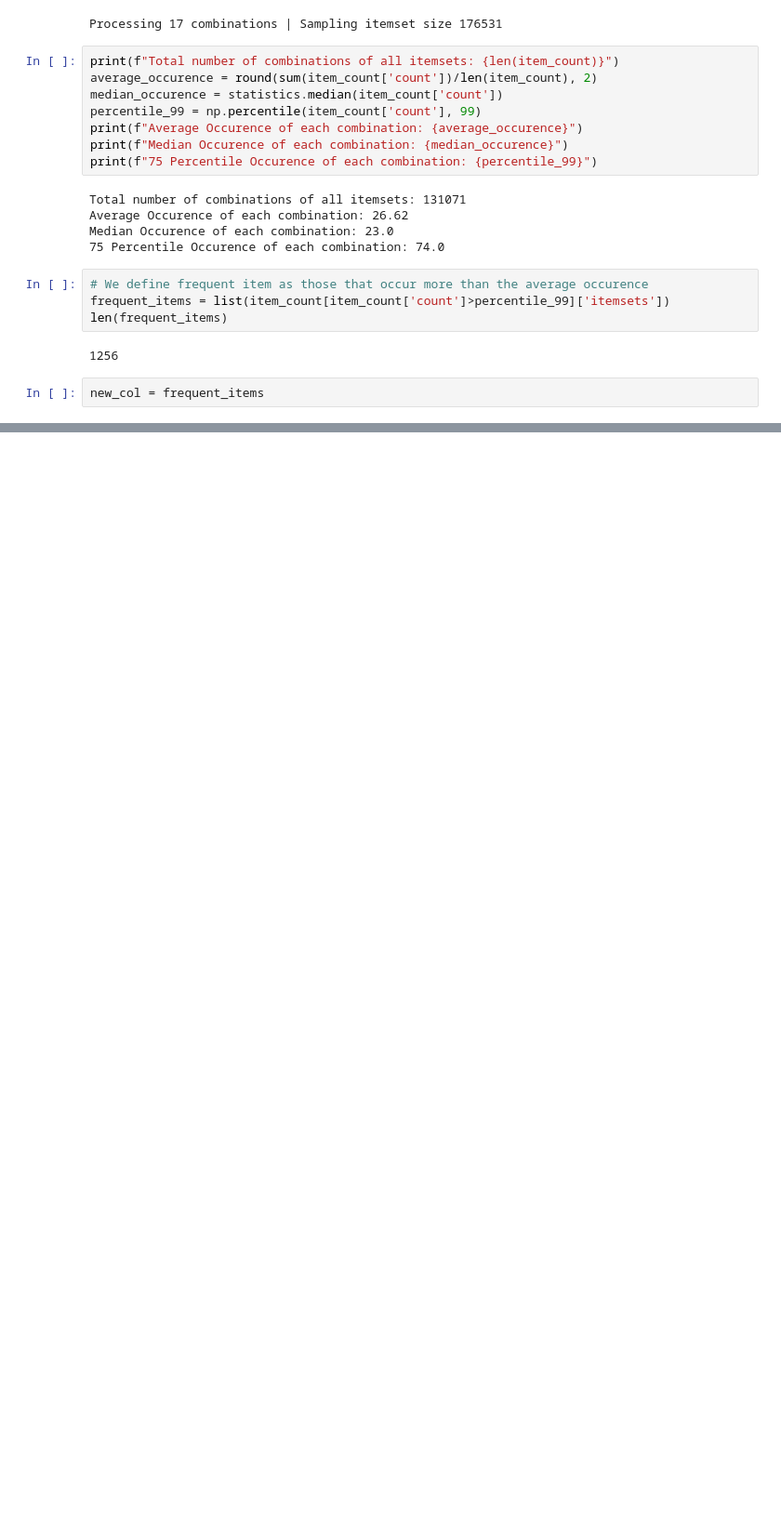
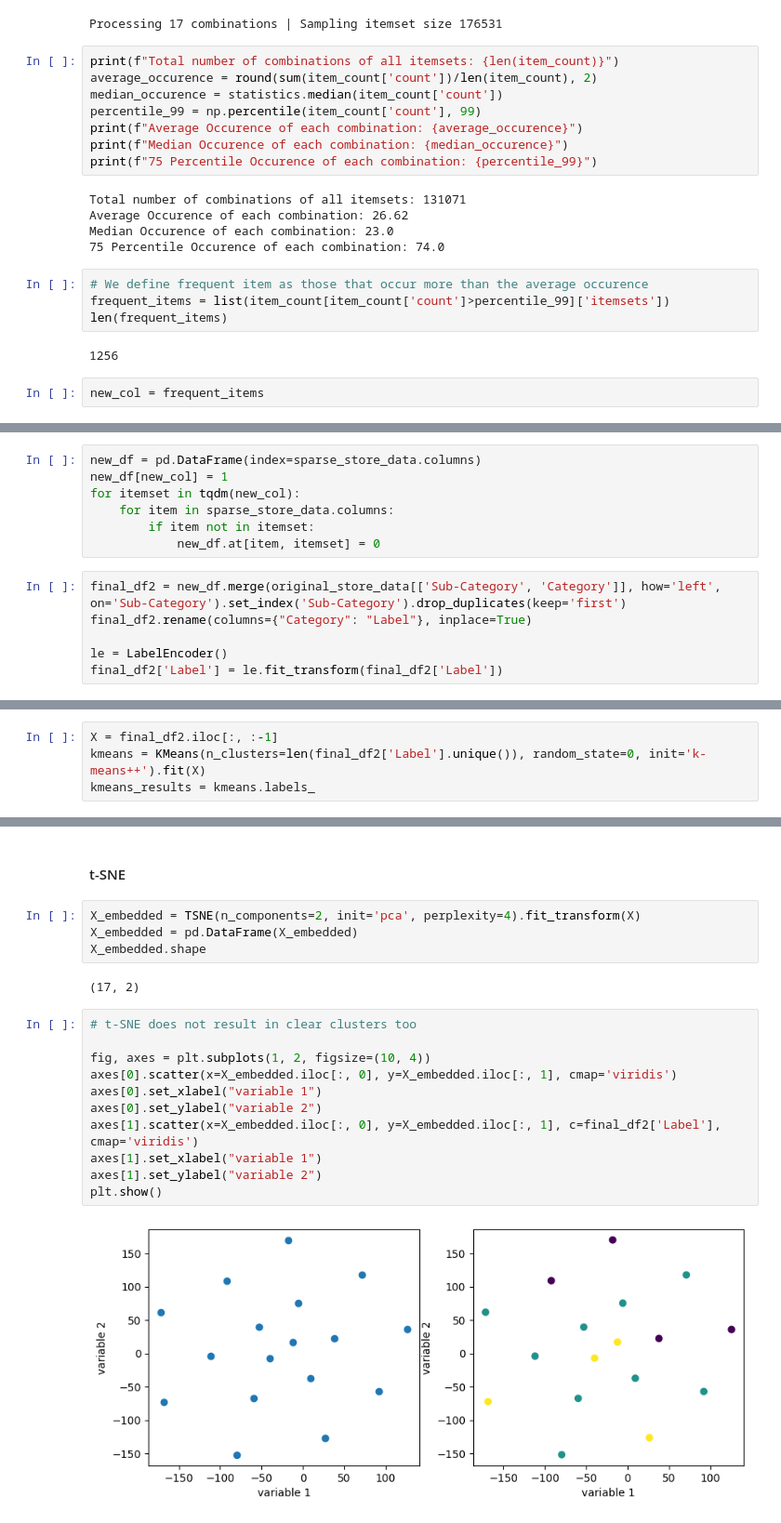
Before and after one commit to supperr-coder/CZ4032-Project2, a Jupyter notebook: Code/Clustering.ipynb, the cells around one changed output, grey strips where cells are left out. Shown: that part at 93% size. Saved outputs shown, nothing was run; the diff lists cells and outputs as text; blank space fills up the shorter version.

```diff
--- a/Code/Clustering.ipynb
+++ b/Code/Clustering.ipynb
@@ -117,0 +143,13 @@ new_df.head().iloc[:, :-10]
+# %%
+new_df = pd.DataFrame(index=sparse_store_data.columns)
+new_df[new_col] = 1
+for itemset in tqdm(new_col):
+    for item in sparse_store_data.columns:
+        if item not in itemset:
+            new_df.at[item, itemset] = 0
+# %%
+final_df2 = new_df.merge(original_store_data[['Sub-Category', 'Category']], how='left', on='Sub-Category').set_index('Sub-Category').drop_duplicates(keep='first')
+final_df2.rename(columns={"Category": "Label"}, inplace=True)
+
+le = LabelEncoder()
+final_df2['Label'] = le.fit_transform(final_df2['Label'])
@@ -117,0 +240,4 @@ new_df.head().iloc[:, :-10]
+# %%
+X = final_df2.iloc[:, :-1]
+kmeans = KMeans(n_clusters=len(final_df2['Label'].unique()), random_state=0, init='k-means++').fit(X)
+kmeans_results = kmeans.labels_
@@ -117,0 +254,21 @@ new_df.head().iloc[:, :-10]
+# %% [markdown]
+#### t-SNE
+# %%
+X_embedded = TSNE(n_components=2, init='pca', perplexity=4).fit_transform(X)
+X_embedded = pd.DataFrame(X_embedded)
+X_embedded.shape
+# %% [output]
+(17, 2)
+# %%
+# t-SNE does not result in clear clusters too
+
+fig, axes = plt.subplots(1, 2, figsize=(10, 4))
+axes[0].scatter(x=X_embedded.iloc[:, 0], y=X_embedded.iloc[:, 1], cmap='viridis')
+axes[0].set_xlabel("variable 1")
+axes[0].set_ylabel("variable 2")
+axes[1].scatter(x=X_embedded.iloc[:, 0], y=X_embedded.iloc[:, 1], c=final_df2['Label'], cmap='viridis')
+axes[1].set_xlabel("variable 1")
+axes[1].set_ylabel("variable 2")
+plt.show()
+# %% [output]
+[figure, added]
```
Also changed, not shown: parts of 35 cells of this notebook, 2 other files.
